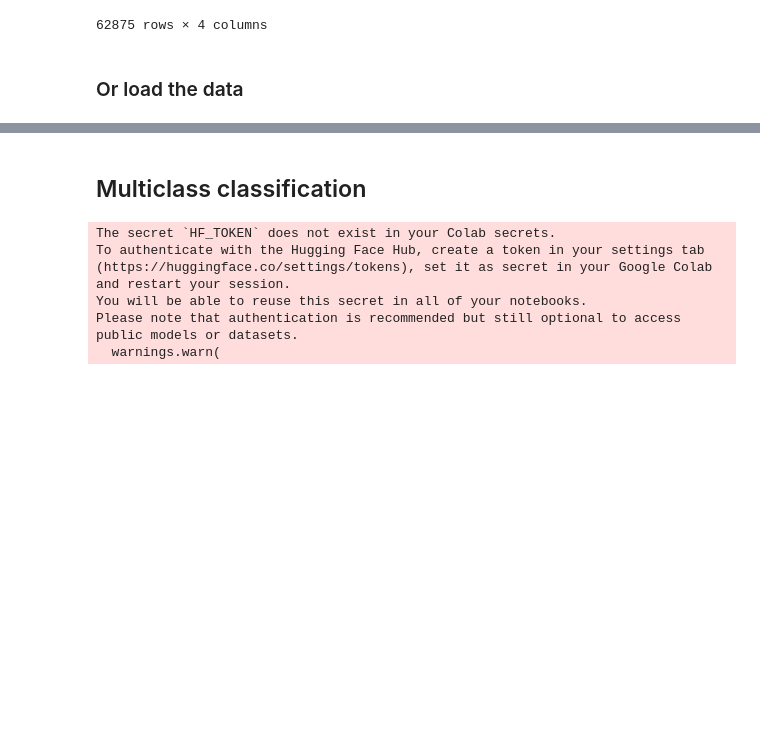
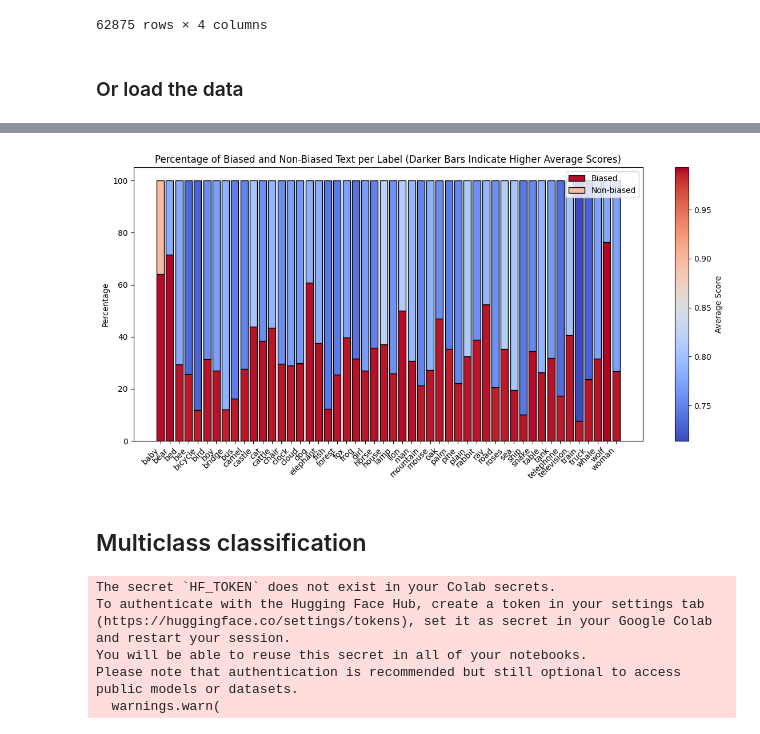
Before and after one commit to MostHumble/LUMA-unbias, a Jupyter notebook: notebooks/bias_detection.ipynb, the cells around one changed output, grey strips where cells are left out. Saved outputs shown, nothing was run; the diff lists cells and outputs as text; code cells hidden in the pictures; blank space fills up the shorter version.

```diff
--- a/notebooks/bias_detection.ipynb
+++ b/notebooks/bias_detection.ipynb
@@ -146,3 +212,66 @@ else:
+# %%
+import matplotlib.pyplot as plt
+import pandas as pd
+import numpy as np
+import matplotlib.colors as mcolors
+import matplotlib.cm as cm
+
+# Assuming data_sorted DataFrame is already loaded with 'label', 'bias_label', and 'score' columns
+
+# Group data by label and bias_label
+label_bias_counts = data_sorted.groupby(['label', 'bias_label']).size().unstack(fill_value=0)
+
+# Calculate percentages
+label_bias_percentages = label_bias_counts.div(label_bias_counts.sum(axis=1), axis=0) * 100
+
+# Compute average scores
+average_scores = data_sorted.groupby(['label', 'bias_label'])['score'].mean().unstack(fill_value=0)
+
+# Normalize average scores to [0, 1] range for color mapping
+norm = mcolors.Normalize(vmin=average_scores.min().min(), vmax=average_scores.max().max())
+colormap = cm.get_cmap('coolwarm')
+
+# Plotting
+fig, ax = plt.subplots(figsize=(12, 6))  # Adjust figure size as needed
+
+labels = label_bias_percentages.index
+width = 0.8  # Width of each bar
+
+# Loop through the labels to create a single bar per label, split by bias
+for i, label in enumerate(labels):
+    # Percentages
+    bias_percentage = label_bias_percentages.loc[label, 'Biased']
+    non_bias_percentage = label_bias_percentages.loc[label, 'Non-biased']
+
+    # Average scores for color intensity
+    bias_avg_score = average_scores.loc[label, 'Biased']
+    non_bias_avg_score = average_scores.loc[label, 'Non-biased']
+
+    # Map scores to colors
+    bias_color = colormap(norm(bias_avg_score))
+    non_bias_color = colormap(norm(non_bias_avg_score))
+
+    # Stacked bar: bottom of the bar starts at 0 for "Biased" and at the height of "Biased" for "Non-biased"
+    ax.bar(i, bias_percentage, width, color=bias_color, edgecolor='black', label='Biased' if i == 0 else "")
+    ax.bar(i, non_bias_percentage, width, bottom=bias_percentage, color=non_bias_color, edgecolor='black', label='Non-biased' if i == 0 else "")
+
+# Set x-ticks and labels
+ax.set_xticks(range(len(labels)))
+ax.set_xticklabels(labels, rotation=45, ha='right')
+ax.set_ylabel('Percentage')
+ax.set_title('Percentage of Biased and Non-Biased Text per Label (Darker Bars Indicate Higher Average Scores)')
+ax.legend()
+
+# Add a colorbar for the score
+sm = cm.ScalarMappable(cmap=colormap, norm=norm)
+sm.set_array([])
+cbar = plt.colorbar(sm, ax=ax)
+cbar.set_label('Average Score')
+
+plt.tight_layout()
+plt.show()
+# %% [output]
+[figure, added]
 # %% [markdown]
 ## Multiclass classification
 # %%
```
Also changed, not shown: parts of 7 cells of this notebook.
